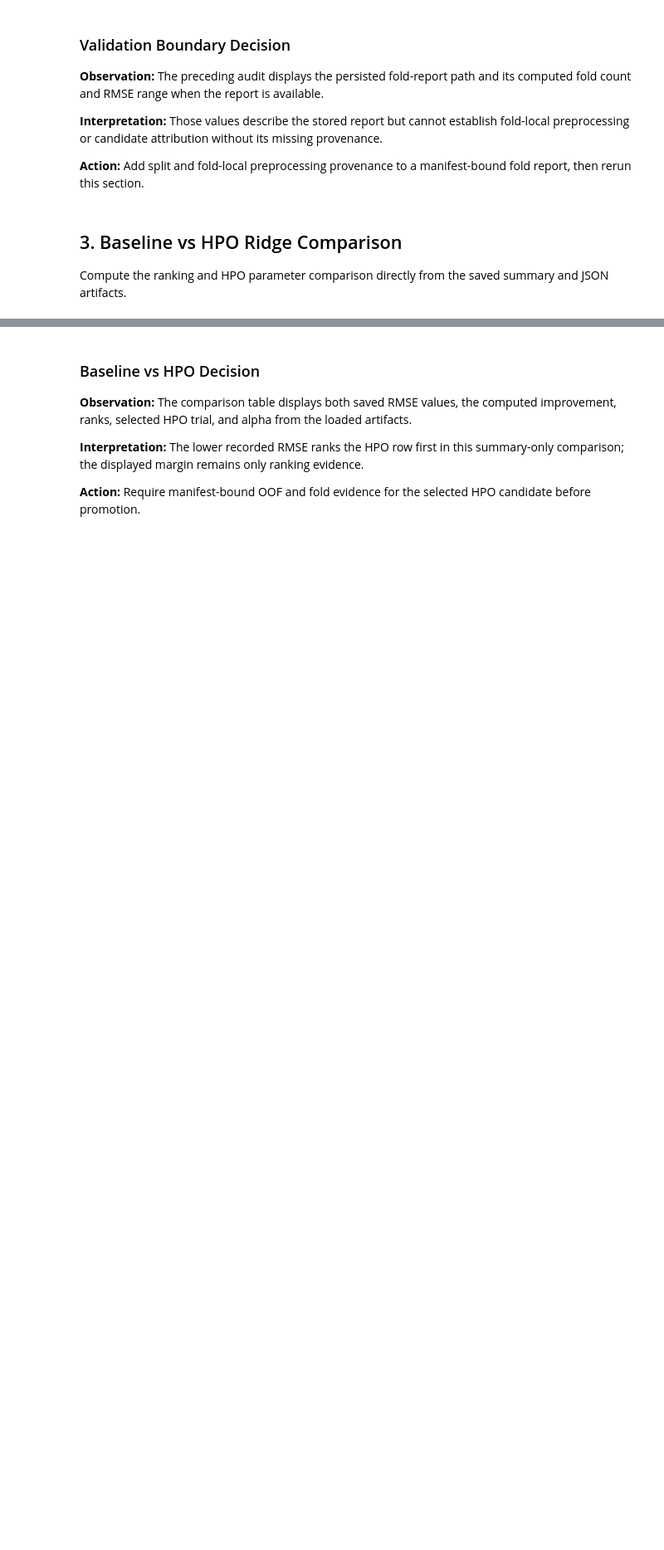
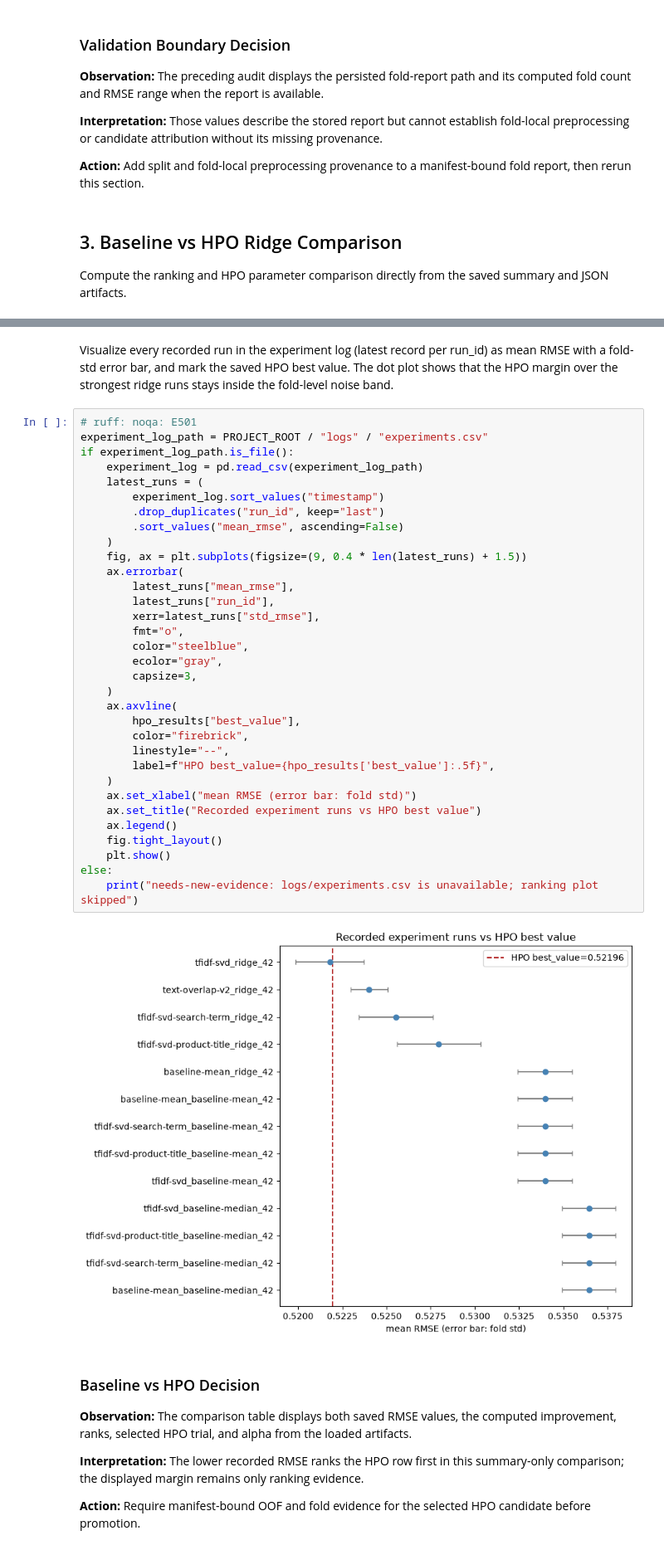
Before and after one commit to furkan-uzmez/Kaggle_Home_Depot_Search, a Jupyter notebook: notebooks/02_classical_models_and_hpo_review.ipynb, the cells around one changed output, grey strips where cells are left out. Shown at 83% size. Saved outputs shown, nothing was run; the diff lists cells and outputs as text; blank space fills up the shorter version.

```diff
--- a/notebooks/02_classical_models_and_hpo_review.ipynb
+++ b/notebooks/02_classical_models_and_hpo_review.ipynb
@@ -324,3 +392,43 @@ display_table(baseline_hpo_comparison)
+# %% [markdown]
+Visualize every recorded run in the experiment log (latest record per run_id)
+as mean RMSE with a fold-std error bar, and mark the saved HPO best value.
+The dot plot shows that the HPO margin over the strongest ridge runs stays
+inside the fold-level noise band.
+# %%
+# ruff: noqa: E501
+experiment_log_path = PROJECT_ROOT / "logs" / "experiments.csv"
+if experiment_log_path.is_file():
+    experiment_log = pd.read_csv(experiment_log_path)
+    latest_runs = (
+        experiment_log.sort_values("timestamp")
+        .drop_duplicates("run_id", keep="last")
+        .sort_values("mean_rmse", ascending=False)
+    )
+    fig, ax = plt.subplots(figsize=(9, 0.4 * len(latest_runs) + 1.5))
+    ax.errorbar(
+        latest_runs["mean_rmse"],
+        latest_runs["run_id"],
+        xerr=latest_runs["std_rmse"],
+        fmt="o",
+        color="steelblue",
+        ecolor="gray",
+        capsize=3,
+    )
+    ax.axvline(
+        hpo_results["best_value"],
+        color="firebrick",
+        linestyle="--",
+        label=f"HPO best_value={hpo_results['best_value']:.5f}",
+    )
+    ax.set_xlabel("mean RMSE (error bar: fold std)")
+    ax.set_title("Recorded experiment runs vs HPO best value")
+    ax.legend()
+    fig.tight_layout()
+    plt.show()
+else:
+    print("needs-new-evidence: logs/experiments.csv is unavailable; ranking plot skipped")
+# %% [output]
+[figure, added]
 # %% [markdown]
 ### Baseline vs HPO Decision
 
```
Also changed, not shown: parts of 21 cells of this notebook, 10 other files.
